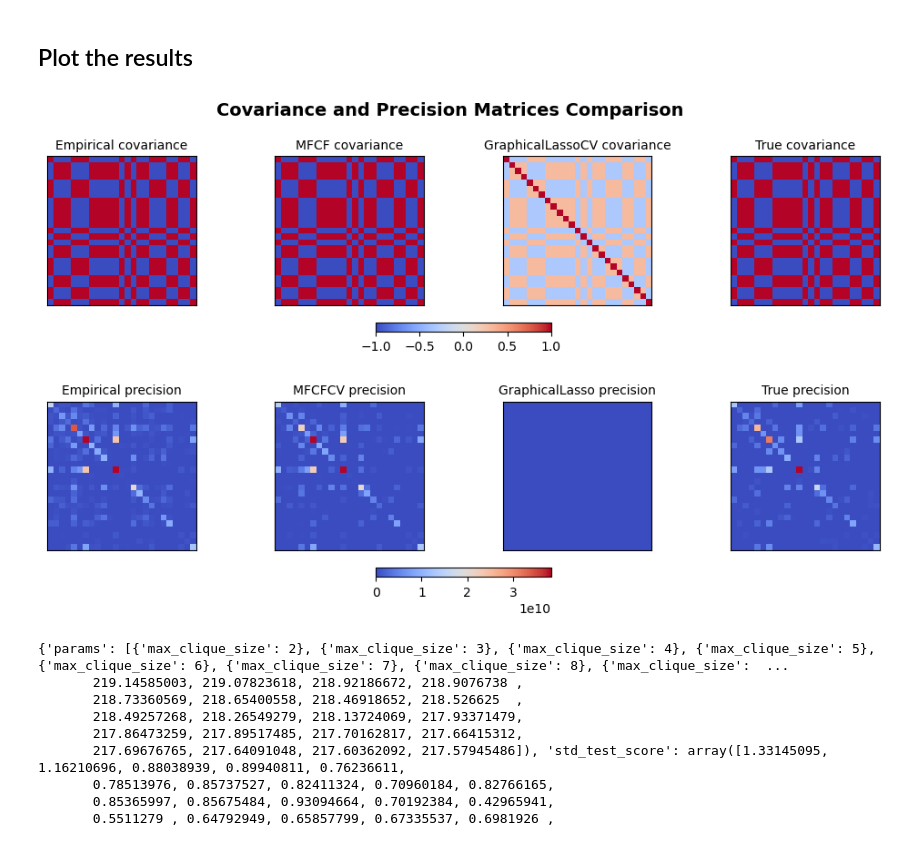
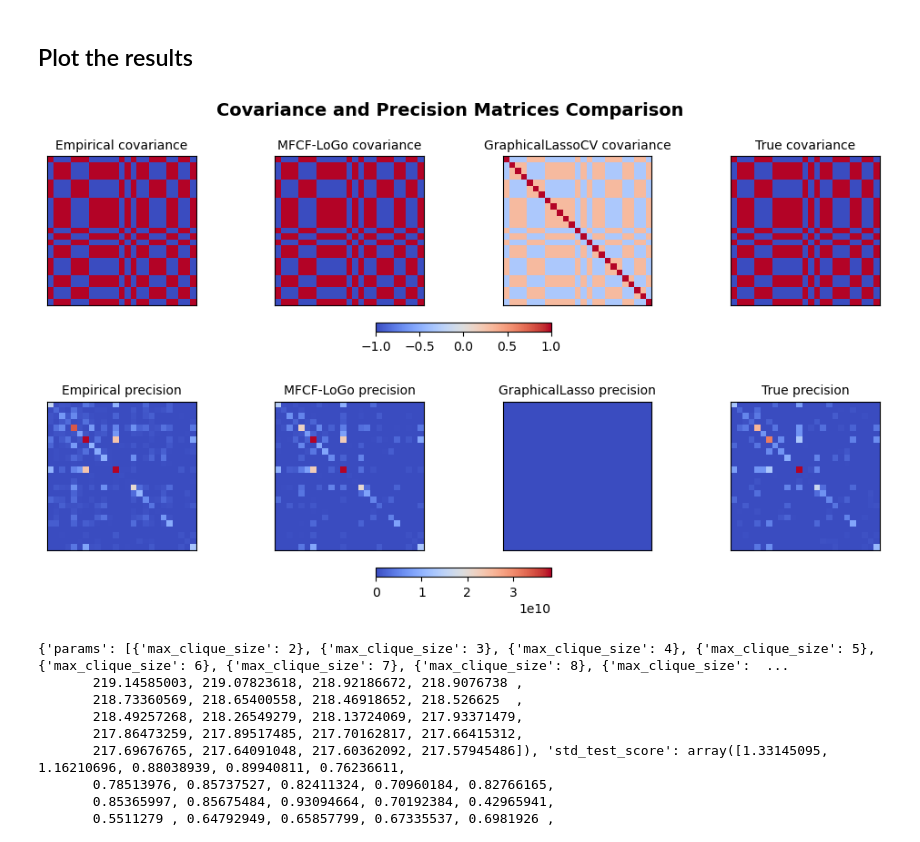
Before and after one commit to yanh11/mfcf_covariance_estimator, a Jupyter notebook: logo_inverse_covariance_estimation.ipynb, the cells around one changed output. Cells and saved outputs as stored; diff of their text form; code cells hidden in the pictures.

```diff
--- a/logo_inverse_covariance_estimation.ipynb
+++ b/logo_inverse_covariance_estimation.ipynb
@@ -70,37 +70,37 @@ pvmin, pvmax = np.min(prec), np.max(prec)
 # Plot covariances
 covs = [
     ("Empirical", emp_cov),
-    ("MFCF", cov_),
+    ("MFCF-LoGo", cov_),
     ("GraphicalLassoCV", gl_cov_),
     ("True", cov),
 ]
 for i, (name, this_cov) in enumerate(covs):
     ax = axes[0, i]
     im = ax.imshow(this_cov, cmap='coolwarm', interpolation='nearest', vmin=vmin, vmax=vmax)
     ax.set_title(f"{name} covariance", fontsize=10)
     ax.set_xticks([])
     ax.set_yticks([])
 fig.colorbar(im, ax=axes[0, :], orientation='horizontal', fraction=0.05, pad=0.1)
 
 # Plot precisions
 precs = [
     ("Empirical", linalg.inv(emp_cov)),
-    ("MFCFCV", prec_),
+    ("MFCF-LoGo", prec_),
     ("GraphicalLasso", gl_prec_),
     ("True", prec),
 ]
 for i, (name, this_prec) in enumerate(precs):
     ax = axes[1, i]
     im = ax.imshow(this_prec, cmap='coolwarm', interpolation='nearest', vmin=pvmin, vmax=pvmax)
     ax.set_title(f"{name} precision", fontsize=10)
     ax.set_xticks([])
     ax.set_yticks([])
 fig.colorbar(im, ax=axes[1, :], orientation='horizontal', fraction=0.05, pad=0.1)
 
 fig.suptitle("Covariance and Precision Matrices Comparison", fontsize=14, fontweight='bold')
 plt.show()
 # %% [output]
-[figure, old version]
+[figure, new version]
 # %%
 print(model.cv_results_)
 print(f"Best max clique size: {model.best_max_clique_size_}")
```
